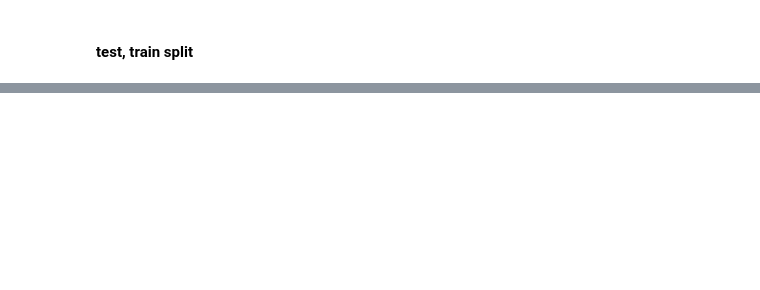
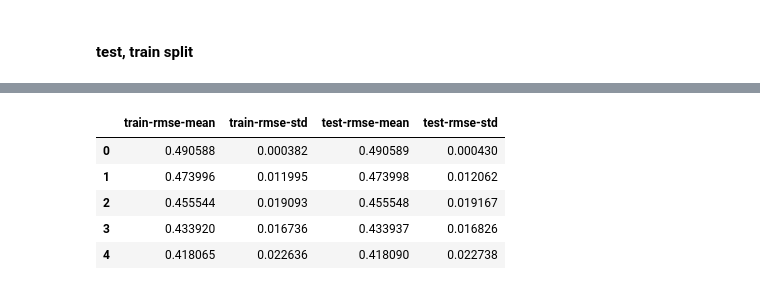
Before and after one commit to georgetown-analytics/boston-311, a Jupyter notebook: 02 code/Encoding_FeatureEngineering_Initial_ML_JPS.ipynb, the cells around one changed output, grey strips where cells are left out. Cells and saved outputs as stored; diff of their text form; code cells hidden in the pictures; blank space fills up the shorter version.

```diff
--- a/02 code/Encoding_FeatureEngineering_Initial_ML_JPS.ipynb
+++ b/02 code/Encoding_FeatureEngineering_Initial_ML_JPS.ipynb
@@ -229,0 +238,6 @@ for train_index, test_index in tscv.split(X):
+# %%
+params = {"objective":"reg:linear",'colsample_bytree': 0.3,'learning_rate': 0.1,
+                'max_depth': 5, 'alpha': 10}
+
+cv_results = xgb.cv(dtrain=data_dmatrix, params=params, nfold=3,
+                    num_boost_round=50,early_stopping_rounds=10,metrics="rmse", as_pandas=True, seed=123)
@@ -229,0 +248,10 @@ for train_index, test_index in tscv.split(X):
+# %%
+# let's take a look
+cv_results.head()
+# %% [output]
+|  | train-rmse-mean | train-rmse-std | test-rmse-mean | test-rmse-std |
+| 0 | 0.490588 | 0.000382 | 0.490589 | 0.000430 |
+| 1 | 0.473996 | 0.011995 | 0.473998 | 0.012062 |
+| 2 | 0.455544 | 0.019093 | 0.455548 | 0.019167 |
+| 3 | 0.433920 | 0.016736 | 0.433937 | 0.016826 |
+| 4 | 0.418065 | 0.022636 | 0.418090 | 0.022738 |
```
Also changed, not shown: parts of 23 cells of this notebook.
